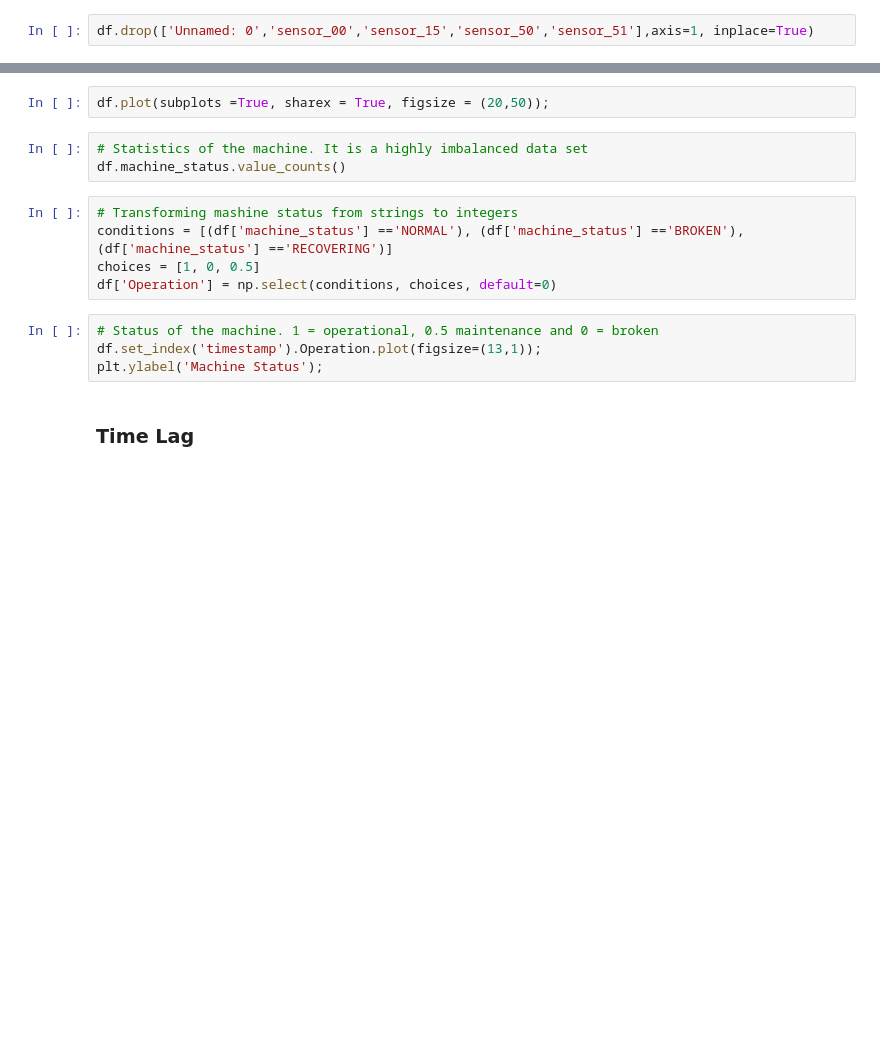
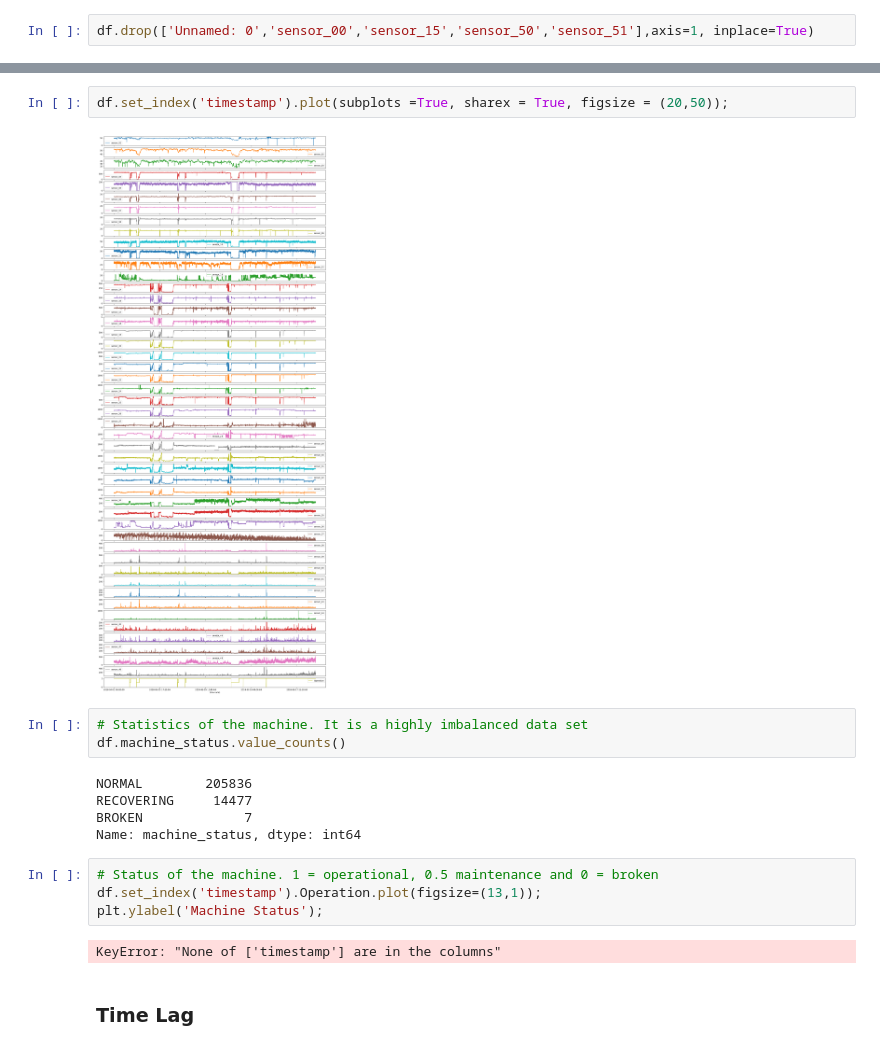
Before and after one commit to andrey101010/ds-predicitive-maintenace, a Jupyter notebook: 05_Pump_Sensors.ipynb, the cells around one changed output, grey strips where cells are left out. Drawn from its saved outputs; the diff is of its cells as text; blank space fills up the shorter version.

```diff
--- a/05_Pump_Sensors.ipynb
+++ b/05_Pump_Sensors.ipynb
@@ -17,17 +62,21 @@ df.drop(['Unnamed: 0','sensor_00','sensor_15','sensor_50','sensor_51'],axis=1, i
 # %%
-df.plot(subplots =True, sharex = True, figsize = (20,50));
+df.set_index('timestamp').plot(subplots =True, sharex = True, figsize = (20,50));
+# %% [output]
+[figure, added]
 # %%
 # Statistics of the machine. It is a highly imbalanced data set
 df.machine_status.value_counts()
+# %% [output]
+NORMAL        205836
+RECOVERING     14477
+BROKEN             7
+Name: machine_status, dtype: int64
-# %%
-# Transforming mashine status from strings to integers
-conditions = [(df['machine_status'] =='NORMAL'), (df['machine_status'] =='BROKEN'), (df['machine_status'] =='RECOVERING')]
-choices = [1, 0, 0.5]
-df['Operation'] = np.select(conditions, choices, default=0)
 # %%
 # Status of the machine. 1 = operational, 0.5 maintenance and 0 = broken
 df.set_index('timestamp').Operation.plot(figsize=(13,1));
 plt.ylabel('Machine Status');
+# %% [output]
+KeyError: "None of ['timestamp'] are in the columns"
 # %% [markdown]
 ### Time Lag
 # %%
```
Also changed, not shown: parts of 36 cells of this notebook.
